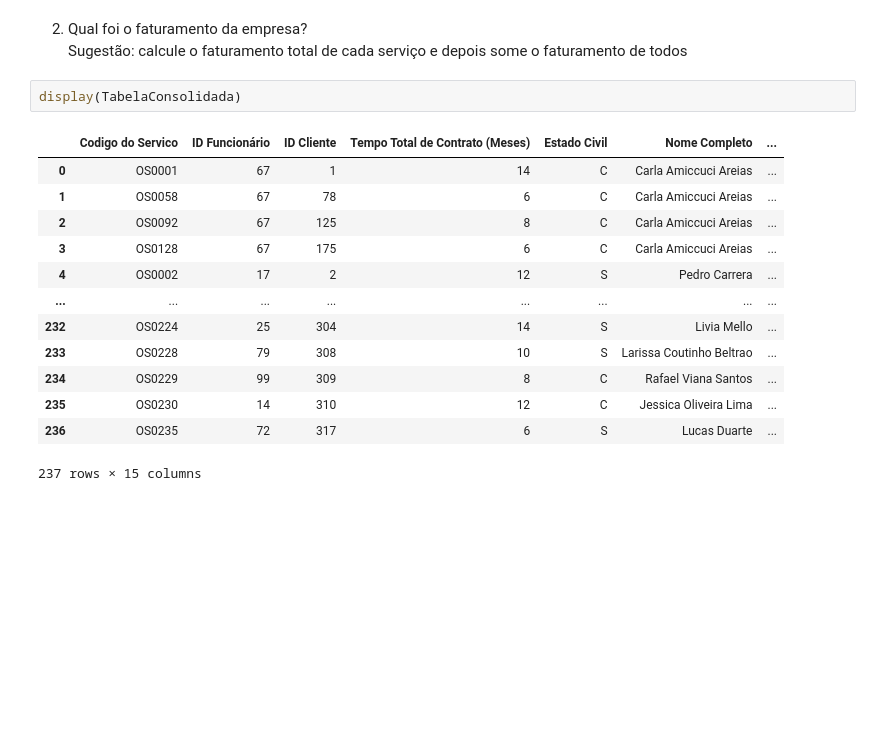
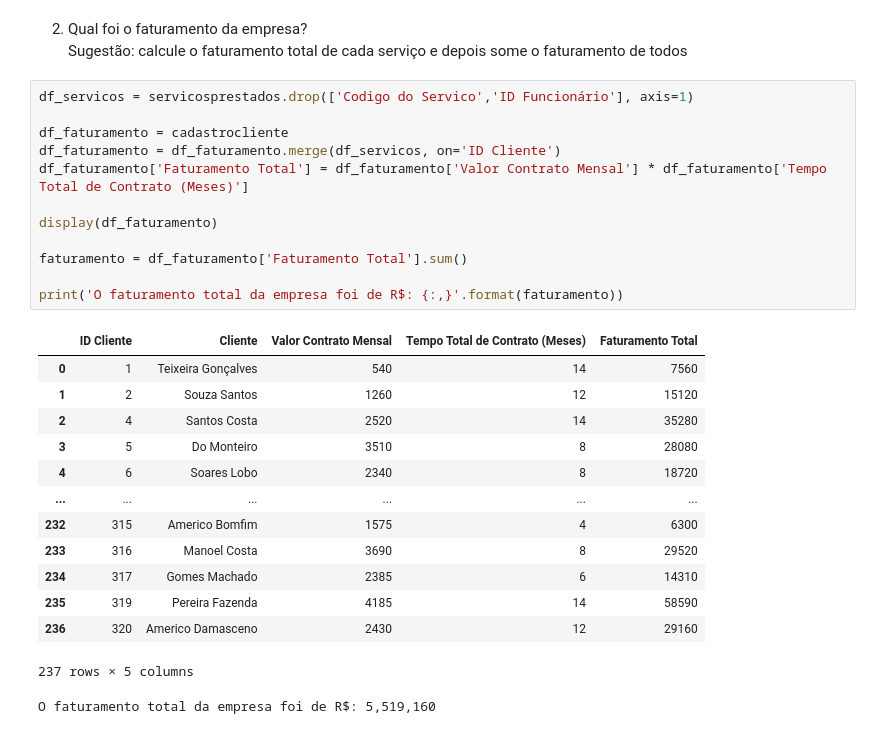
Before and after one commit to franciscojdsjr/Estudos-Python, a Jupyter notebook: Hastag/Exercicios_Pandas/18.13 Exercício Pandas.ipynb, the cells around one changed output. Saved outputs shown, nothing was run; the diff lists cells and outputs as text; blank space fills up the shorter version.

```diff
--- a/Hastag/Exercicios_Pandas/18.13 Exercício Pandas.ipynb
+++ b/Hastag/Exercicios_Pandas/18.13 Exercício Pandas.ipynb
@@ -133,19 +134,30 @@ O Custo com Salarios na empresa foi de 2,717,493.22
 # %% [markdown]
 2. Qual foi o faturamento da empresa?<br>
     Sugestão: calcule o faturamento total de cada serviço e depois some o faturamento de todos
-# %%
-display(TabelaConsolidada)
-# %% [output]
-|  | Codigo do Servico | ID Funcionário | ID Cliente | Tempo Total de Contrato (Meses) | Estado Civil | Nome Completo | ... |
-| 0 | OS0001 | 67 | 1 | 14 | C | Carla Amiccuci Areias | ... |
-| 1 | OS0058 | 67 | 78 | 6 | C | Carla Amiccuci Areias | ... |
-| 2 | OS0092 | 67 | 125 | 8 | C | Carla Amiccuci Areias | ... |
-| 3 | OS0128 | 67 | 175 | 6 | C | Carla Amiccuci Areias | ... |
-| 4 | OS0002 | 17 | 2 | 12 | S | Pedro Carrera | ... |
-| ... | ... | ... | ... | ... | ... | ... | ... |
-| 232 | OS0224 | 25 | 304 | 14 | S | Livia Mello | ... |
-| 233 | OS0228 | 79 | 308 | 10 | S | Larissa Coutinho Beltrao | ... |
-| 234 | OS0229 | 99 | 309 | 8 | C | Rafael Viana Santos | ... |
-| 235 | OS0230 | 14 | 310 | 12 | C | Jessica Oliveira Lima | ... |
-| 236 | OS0235 | 72 | 317 | 6 | S | Lucas Duarte | ... |
-237 rows × 15 columns
+# %%
+df_servicos = servicosprestados.drop(['Codigo do Servico','ID Funcionário'], axis=1)
+
+df_faturamento = cadastrocliente
+df_faturamento = df_faturamento.merge(df_servicos, on='ID Cliente')
+df_faturamento['Faturamento Total'] = df_faturamento['Valor Contrato Mensal'] * df_faturamento['Tempo Total de Contrato (Meses)']
+
+display(df_faturamento)
+
+faturamento = df_faturamento['Faturamento Total'].sum()
+
+print('O faturamento total da empresa foi de R$: {:,}'.format(faturamento))
+# %% [output]
+|  | ID Cliente | Cliente | Valor Contrato Mensal | Tempo Total de Contrato (Meses) | Faturamento Total |
+| 0 | 1 | Teixeira Gonçalves | 540 | 14 | 7560 |
+| 1 | 2 | Souza Santos | 1260 | 12 | 15120 |
+| 2 | 4 | Santos Costa | 2520 | 14 | 35280 |
+| 3 | 5 | Do Monteiro | 3510 | 8 | 28080 |
+| 4 | 6 | Soares Lobo | 2340 | 8 | 18720 |
+| ... | ... | ... | ... | ... | ... |
+| 232 | 315 | Americo Bomfim | 1575 | 4 | 6300 |
+| 233 | 316 | Manoel Costa | 3690 | 8 | 29520 |
+| 234 | 317 | Gomes Machado | 2385 | 6 | 14310 |
+| 235 | 319 | Pereira Fazenda | 4185 | 14 | 58590 |
+| 236 | 320 | Americo Damasceno | 2430 | 12 | 29160 |
+237 rows × 5 columns
+O faturamento total da empresa foi de R$: 5,519,160
```
Also changed, not shown: parts of 10 cells of this notebook.
